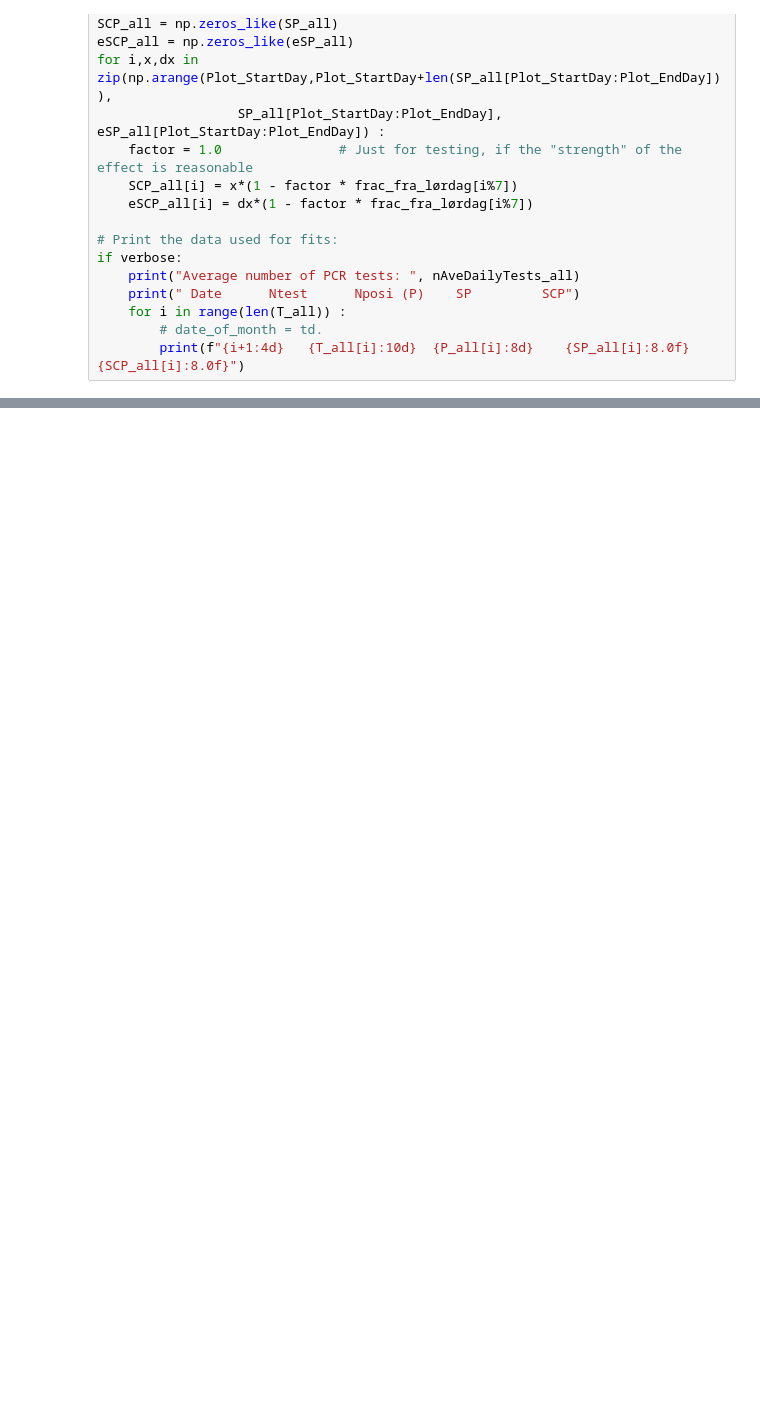
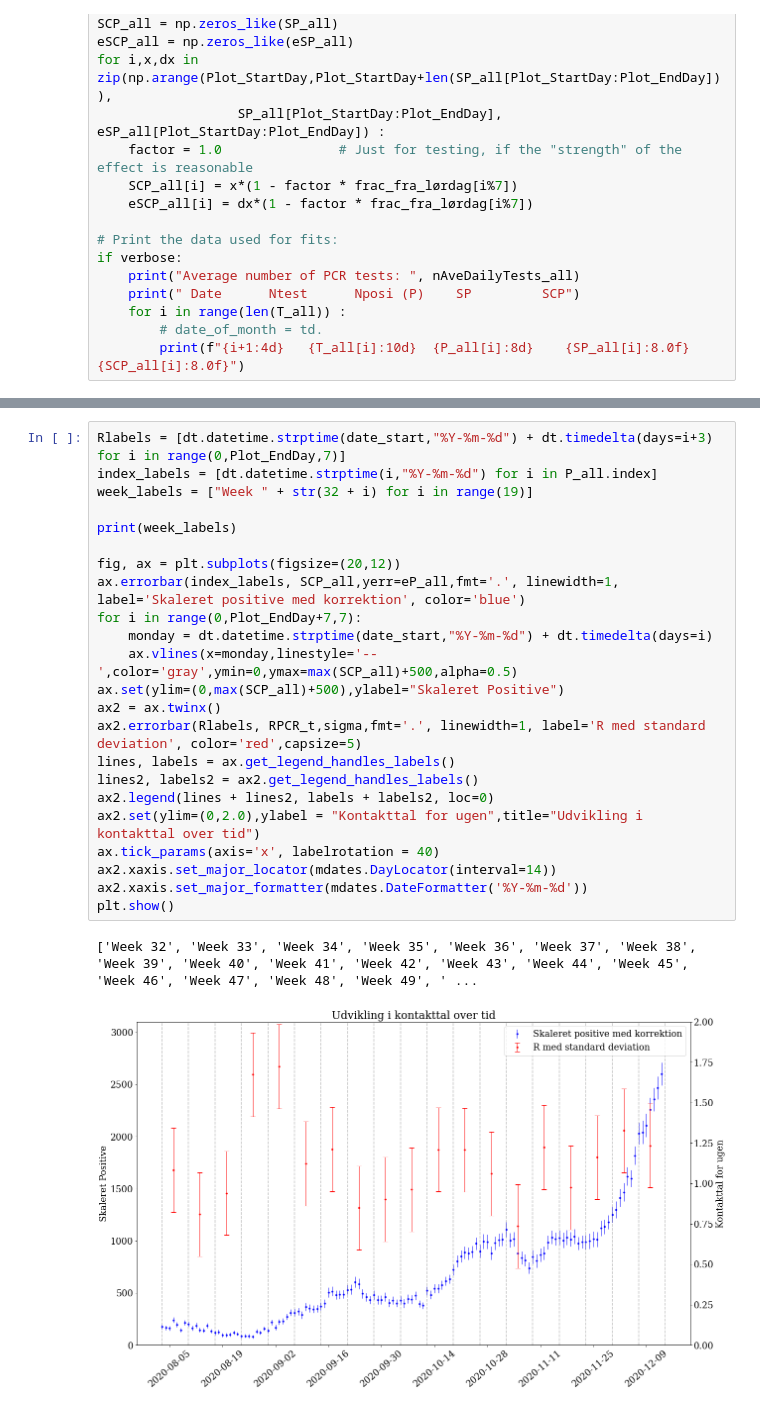
Before and after one commit to troelspetersen/Covid19fitting, a Jupyter notebook: MiscCode/Mean_R_fall_MBJ.ipynb, the cells around one changed output, grey strips where cells are left out. Cells and saved outputs as stored; diff of their text form; blank space fills up the shorter version.

```diff
--- a/MiscCode/Mean_R_fall_MBJ.ipynb
+++ b/MiscCode/Mean_R_fall_MBJ.ipynb
@@ -243,0 +237,26 @@ print(ChiSquareMean(Rt,Rt_err))
+# %%
+Rlabels = [dt.datetime.strptime(date_start,"%Y-%m-%d") + dt.timedelta(days=i+3) for i in range(0,Plot_EndDay,7)]
+index_labels = [dt.datetime.strptime(i,"%Y-%m-%d") for i in P_all.index]
+week_labels = ["Week " + str(32 + i) for i in range(19)]
+
+print(week_labels)
+
+fig, ax = plt.subplots(figsize=(20,12))
+ax.errorbar(index_labels, SCP_all,yerr=eP_all,fmt='.', linewidth=1, label='Skaleret positive med korrektion', color='blue')
+for i in range(0,Plot_EndDay+7,7):
+    monday = dt.datetime.strptime(date_start,"%Y-%m-%d") + dt.timedelta(days=i)
+    ax.vlines(x=monday,linestyle='--',color='gray',ymin=0,ymax=max(SCP_all)+500,alpha=0.5)
+ax.set(ylim=(0,max(SCP_all)+500),ylabel="Skaleret Positive")
+ax2 = ax.twinx()
+ax2.errorbar(Rlabels, RPCR_t,sigma,fmt='.', linewidth=1, label='R med standard deviation', color='red',capsize=5)
+lines, labels = ax.get_legend_handles_labels()
+lines2, labels2 = ax2.get_legend_handles_labels()
+ax2.legend(lines + lines2, labels + labels2, loc=0)
+ax2.set(ylim=(0,2.0),ylabel = "Kontakttal for ugen",title="Udvikling i kontakttal over tid")
+ax.tick_params(axis='x', labelrotation = 40)
+ax2.xaxis.set_major_locator(mdates.DayLocator(interval=14))
+ax2.xaxis.set_major_formatter(mdates.DateFormatter('%Y-%m-%d'))
+plt.show()
+# %% [output]
+['Week 32', 'Week 33', 'Week 34', 'Week 35', 'Week 36', 'Week 37', 'Week 38', 'Week 39', 'Week 40', 'Week 41', 'Week 42', 'Week 43', 'Week 44', 'Week 45', 'Week 46', 'Week 47', 'Week 48', 'Week 49', ' ...
+[figure, added]
```
Also changed, not shown: parts of 10 cells of this notebook, 1 other file.
